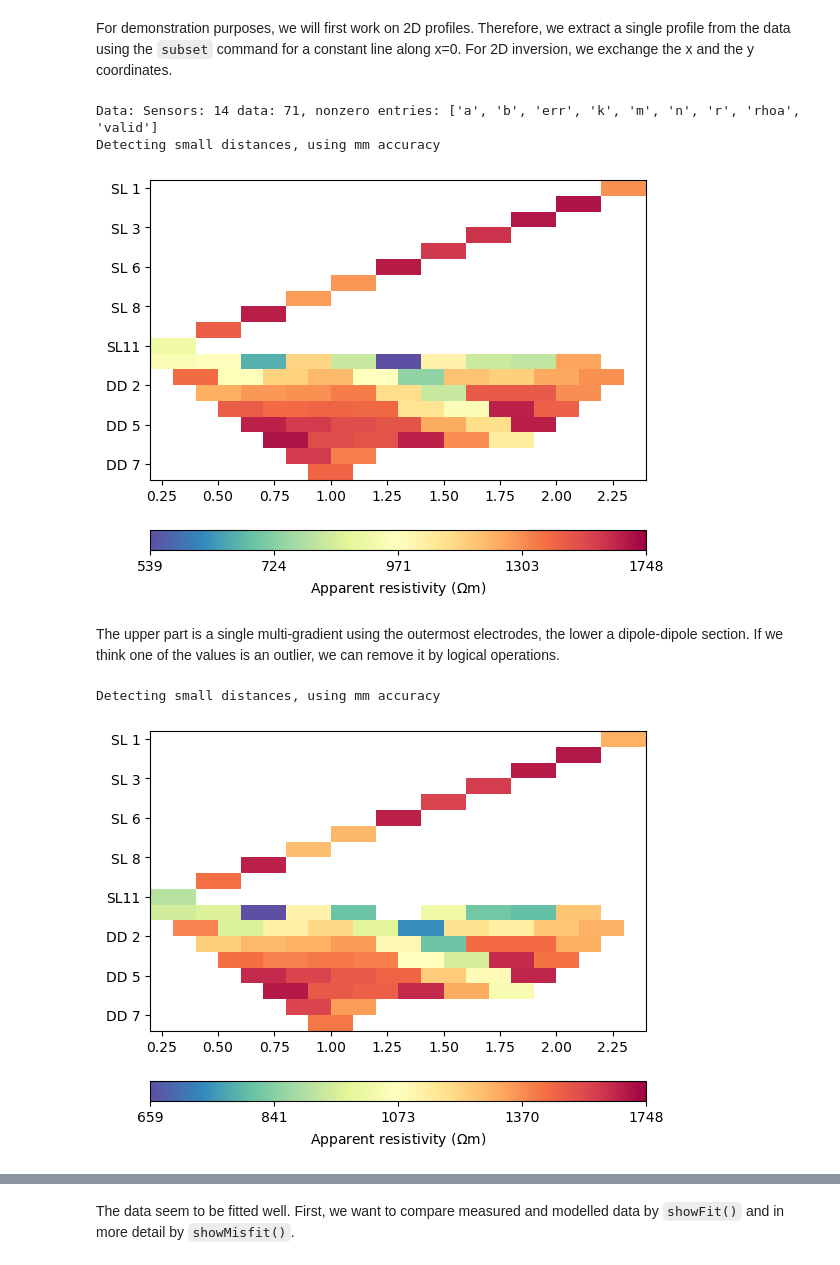
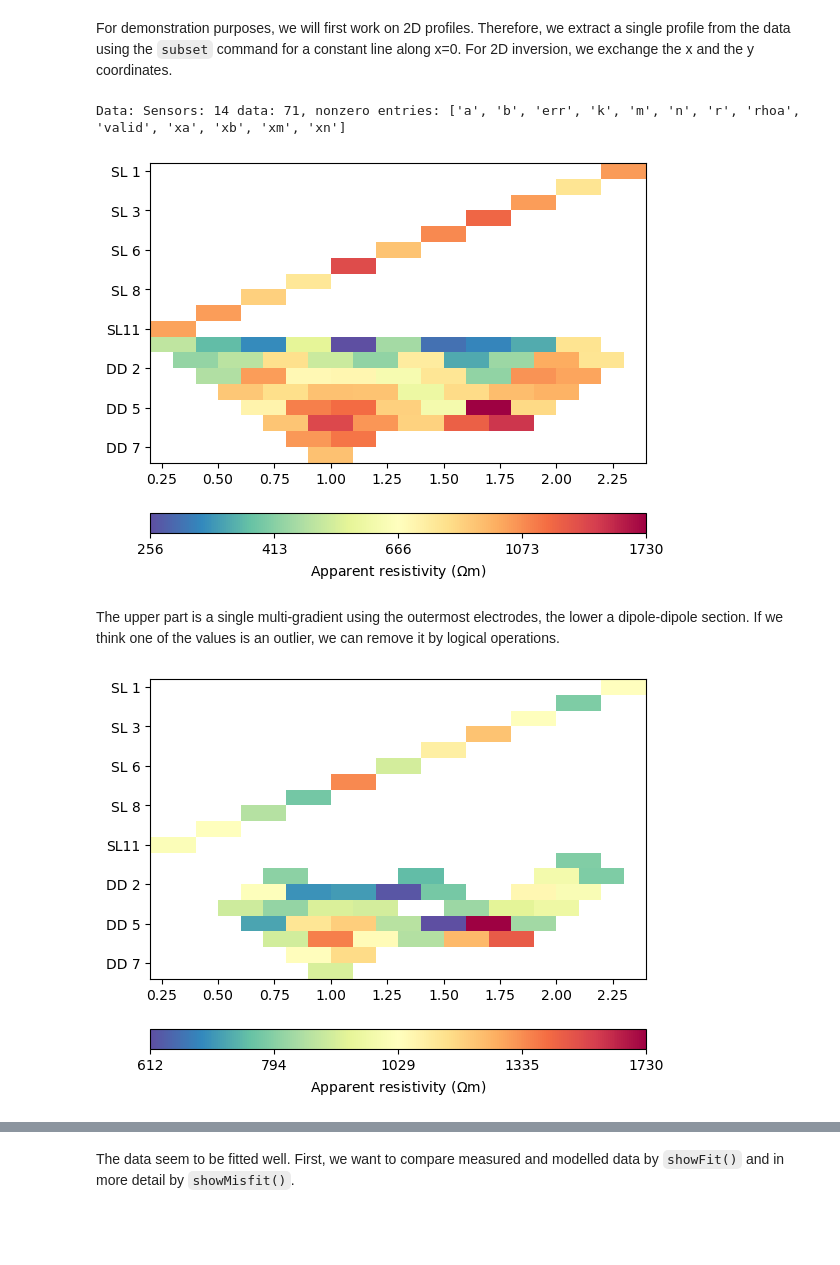
Before and after one commit to gimli-org/SEGwebinar, a Jupyter notebook: index.ipynb, the cells around one changed output, grey strips where cells are left out. Drawn from its saved outputs; the diff is of its cells as text; code cells hidden in the pictures; blank space fills up the shorter version.

```diff
--- a/index.ipynb
+++ b/index.ipynb
@@ -19,6 +19,6 @@ from pygimli.viewer import pv
 # %% [markdown]
 From the whole timelapse set of data files we load a single one, show its properties.
 # %%
-data = pg.getExampleData("ert/Huebner2017/020.dat")
+data = pg.getExampleData("ert/Huebner2017/010.dat")
 print(data)
 # %% [output]
@@ -62,22 +62,20 @@ data["err"] = 0.02
 # %% [markdown]
 For demonstration purposes, we will first work on 2D profiles. Therefore, we extract a single profile from the data using the `subset` command for a constant line along x=0. For 2D inversion, we exchange the x and the y coordinates.
 # %%
-x0 = data.subset(x=0)
+x0 = data.subset(x=1)
 print(x0)
-x0.setSensors(np.column_stack([pg.y(x0), pg.x(x0)])) # auto for x/y
+x0.setSensors(np.column_stack([pg.y(x0), pg.x(x0)*0])) # auto for x/y
 ax, cb = x0.show()
 # %% [output]
-Data: Sensors: 14 data: 71, nonzero entries: ['a', 'b', 'err', 'k', 'm', 'n', 'r', 'rhoa', 'valid']
-Detecting small distances, using mm accuracy
+Data: Sensors: 14 data: 71, nonzero entries: ['a', 'b', 'err', 'k', 'm', 'n', 'r', 'rhoa', 'valid', 'xa', 'xb', 'xm', 'xn']
-[figure, old version]
+[figure, new version]
 # %% [markdown]
 The upper part is a single multi-gradient using the outermost electrodes, the lower a dipole-dipole section. If we think one of the values is an outlier, we can remove it by logical operations.
 # %%
 x0.remove(x0["rhoa"] < 600)
 ax, cb = x0.show()
 # %% [output]
-Detecting small distances, using mm accuracy
-[figure, old version]
+[figure, new version]
 # %%
 mgr = ert.Manager(x0)
 mgr.invert(verbose=True)
```
Also changed, not shown: parts of 28 cells of this notebook.
